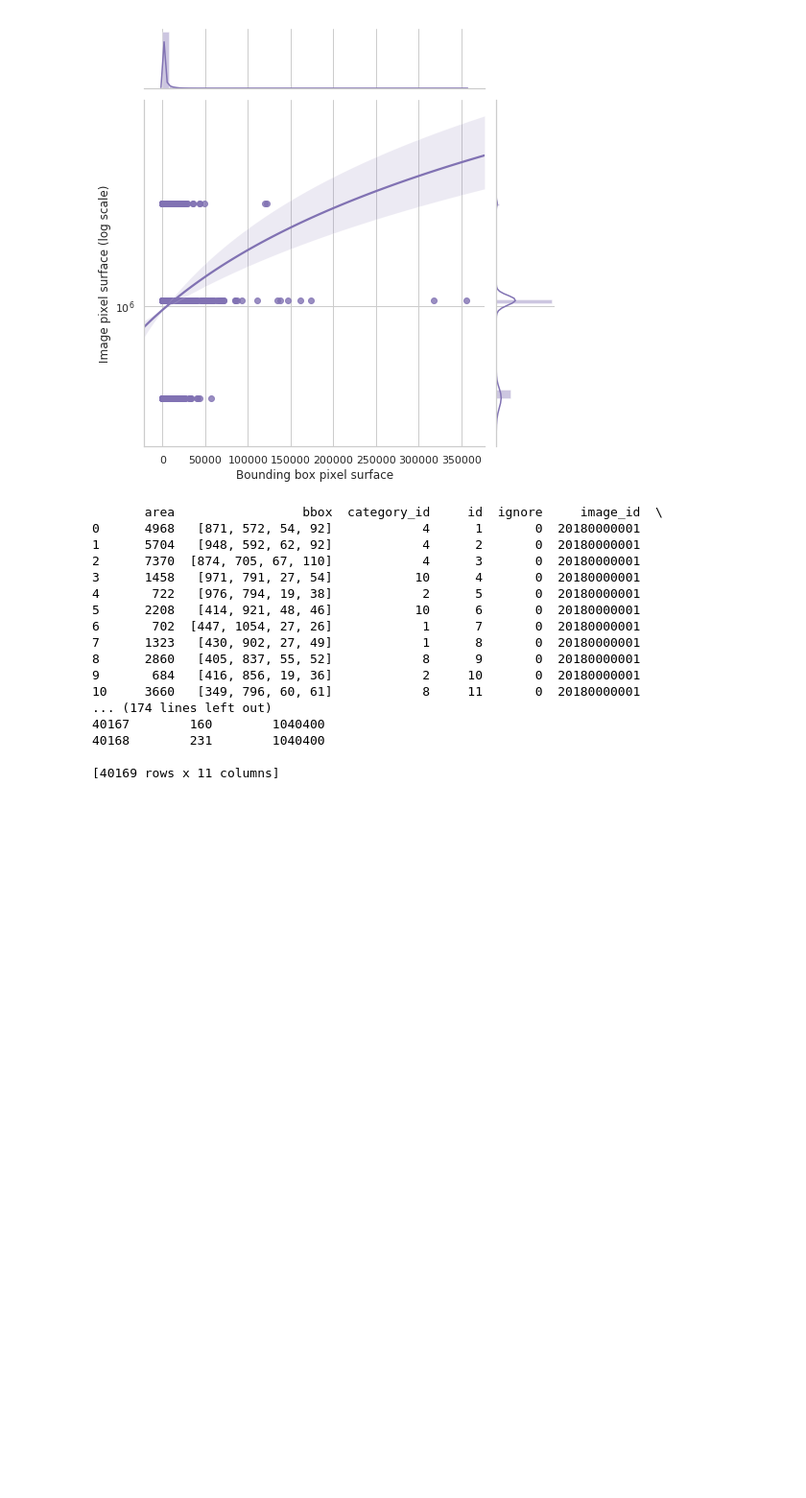
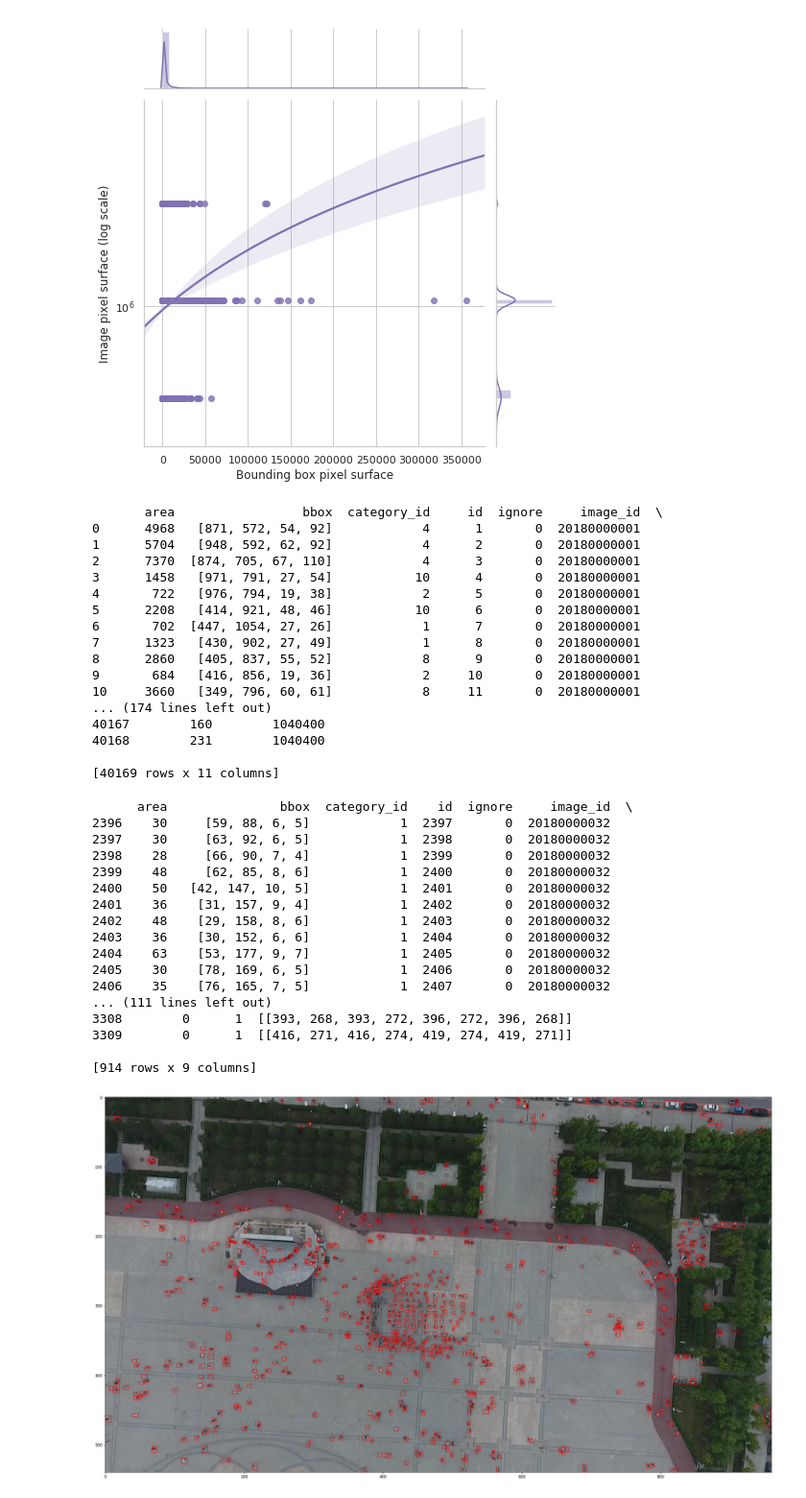
Before and after one commit to ASolot/light_obj_detection, a Jupyter notebook: notebooks/visdrone_dataset_stats.ipynb, the cells around one changed output. Shown at 96% size. Drawn from its saved outputs; the diff is of its cells as text; code cells hidden in the pictures; blank space fills up the shorter version.

```diff
--- a/notebooks/visdrone_dataset_stats.ipynb
+++ b/notebooks/visdrone_dataset_stats.ipynb
@@ -457,3 +522,54 @@ plt.savefig("bounding_box_scales.jpg", type="jpg",dpi=400,bbox_inches='tight')
 40168        231        1040400
 
 [40169 rows x 11 columns]
+# %%
+filename = '0000059_01886_d_0000114'
+imgPath = TRAIN_DIRECTORY_IMAGES + '/' + filename + '.jpg'
+im = np.array(Image.open(imgPath), dtype=np.uint8)
+
+# Create figure and axes
+fig,ax = plt.subplots(1)
+fig.set_size_inches(30.5, 25.5)
+
+# print(df_annotations_train)
+
+imgDf = df_annotations_train[df_annotations_train['image_id']==20180000032]
+
+print(imgDf)
+
+# Display the image
+ax.imshow(im)
+
+for table_idx, row in imgDf.iterrows():
+
+    bbox_left = row[1][0]
+    bbox_top = row[1][1]
+    bbox_width = row[1][2]
+    bbox_height = row[1][3]
+
+    # Create a Rectangle patch
+    rect = patches.Rectangle((bbox_left,bbox_top),bbox_width,bbox_height,linewidth=1,edgecolor='r',facecolor='none')
+
+    # Add the patch to the Axes
+    ax.add_patch(rect)
+
+plt.show()
+# %% [output]
+      area               bbox  category_id    id  ignore     image_id  \
+2396    30     [59, 88, 6, 5]            1  2397       0  20180000032
+2397    30     [63, 92, 6, 5]            1  2398       0  20180000032
+2398    28     [66, 90, 7, 4]            1  2399       0  20180000032
+2399    48     [62, 85, 8, 6]            1  2400       0  20180000032
+2400    50   [42, 147, 10, 5]            1  2401       0  20180000032
+2401    36    [31, 157, 9, 4]            1  2402       0  20180000032
+2402    48    [29, 158, 8, 6]            1  2403       0  20180000032
+2403    36    [30, 152, 6, 6]            1  2404       0  20180000032
+2404    63    [53, 177, 9, 7]            1  2405       0  20180000032
+2405    30    [78, 169, 6, 5]            1  2406       0  20180000032
+2406    35    [76, 165, 7, 5]            1  2407       0  20180000032
+... (111 lines left out)
+3308        0      1  [[393, 268, 393, 272, 396, 272, 396, 268]]
+3309        0      1  [[416, 271, 416, 274, 419, 274, 419, 271]]
+
+[914 rows x 9 columns]
+[figure, added]
```
Also changed, not shown: parts of 7 cells of this notebook, 13 other files.
